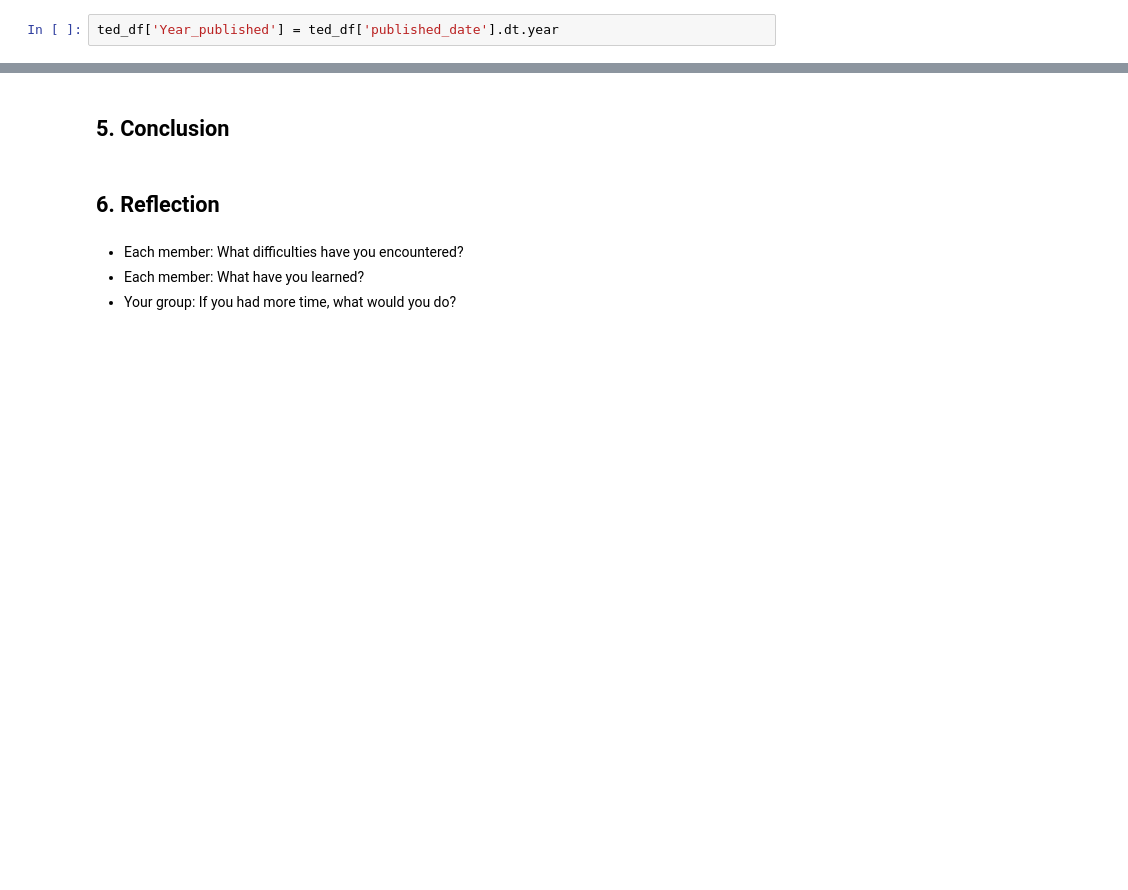
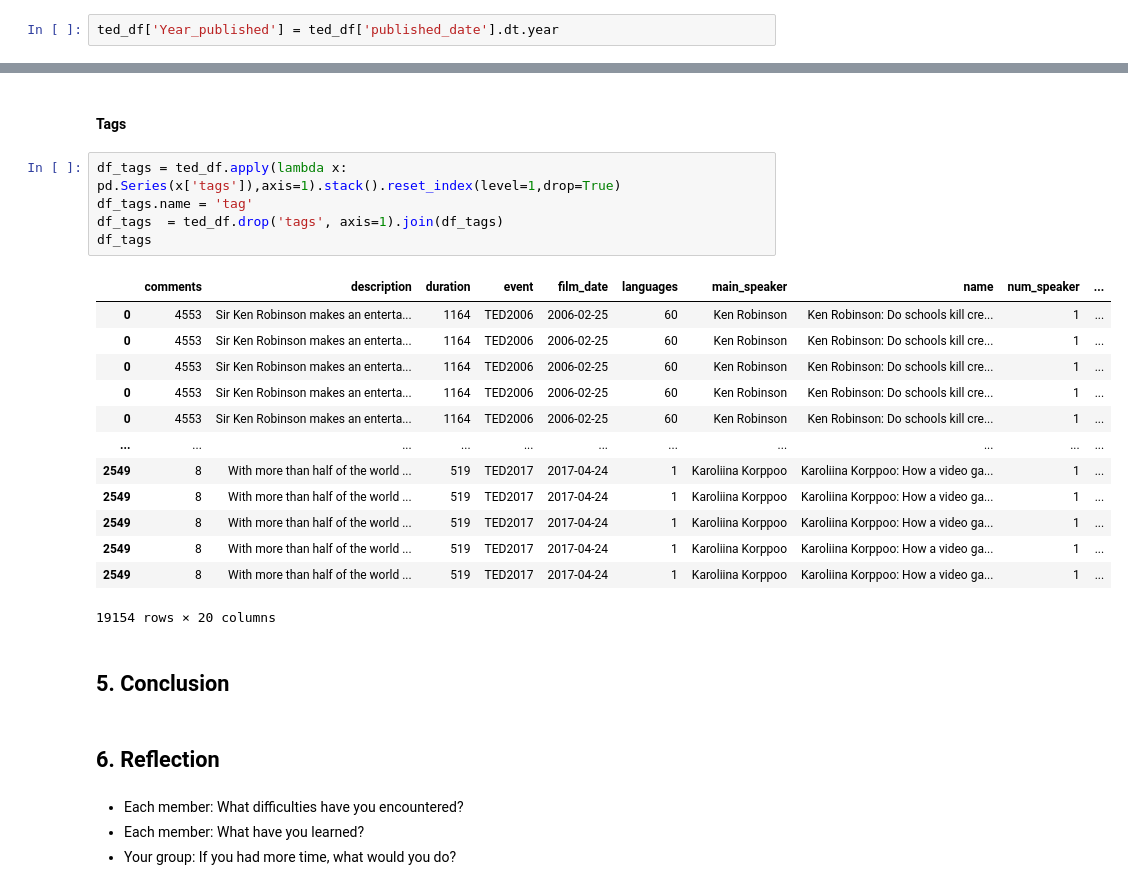
Before and after one commit to devlmhieu7521/LTKHDL_Final, a Jupyter notebook: project_final.ipynb, the cells around one changed output, grey strips where cells are left out. Drawn from its saved outputs; the diff is of its cells as text; blank space fills up the shorter version.

```diff
--- a/project_final.ipynb
+++ b/project_final.ipynb
@@ -272,3 +254,24 @@ df_tags
+# %% [markdown]
+#### Tags
+# %%
+df_tags = ted_df.apply(lambda x: pd.Series(x['tags']),axis=1).stack().reset_index(level=1,drop=True)
+df_tags.name = 'tag'
+df_tags  = ted_df.drop('tags', axis=1).join(df_tags)
+df_tags
+# %% [output]
+|  | comments | description | duration | event | film_date | languages | main_speaker | name | num_speaker | ... |
+| 0 | 4553 | Sir Ken Robinson makes an enterta... | 1164 | TED2006 | 2006-02-25 | 60 | Ken Robinson | Ken Robinson: Do schools kill cre... | 1 | ... |
+| 0 | 4553 | Sir Ken Robinson makes an enterta... | 1164 | TED2006 | 2006-02-25 | 60 | Ken Robinson | Ken Robinson: Do schools kill cre... | 1 | ... |
+| 0 | 4553 | Sir Ken Robinson makes an enterta... | 1164 | TED2006 | 2006-02-25 | 60 | Ken Robinson | Ken Robinson: Do schools kill cre... | 1 | ... |
+| 0 | 4553 | Sir Ken Robinson makes an enterta... | 1164 | TED2006 | 2006-02-25 | 60 | Ken Robinson | Ken Robinson: Do schools kill cre... | 1 | ... |
+| 0 | 4553 | Sir Ken Robinson makes an enterta... | 1164 | TED2006 | 2006-02-25 | 60 | Ken Robinson | Ken Robinson: Do schools kill cre... | 1 | ... |
+| ... | ... | ... | ... | ... | ... | ... | ... | ... | ... | ... |
+| 2549 | 8 | With more than half of the world ... | 519 | TED2017 | 2017-04-24 | 1 | Karoliina Korppoo | Karoliina Korppoo: How a video ga... | 1 | ... |
+| 2549 | 8 | With more than half of the world ... | 519 | TED2017 | 2017-04-24 | 1 | Karoliina Korppoo | Karoliina Korppoo: How a video ga... | 1 | ... |
+| 2549 | 8 | With more than half of the world ... | 519 | TED2017 | 2017-04-24 | 1 | Karoliina Korppoo | Karoliina Korppoo: How a video ga... | 1 | ... |
+| 2549 | 8 | With more than half of the world ... | 519 | TED2017 | 2017-04-24 | 1 | Karoliina Korppoo | Karoliina Korppoo: How a video ga... | 1 | ... |
+| 2549 | 8 | With more than half of the world ... | 519 | TED2017 | 2017-04-24 | 1 | Karoliina Korppoo | Karoliina Korppoo: How a video ga... | 1 | ... |
+19154 rows × 20 columns
 # %% [markdown]
 ## 5. Conclusion
 # %% [markdown]
```
Also changed, not shown: parts of 33 cells of this notebook.
